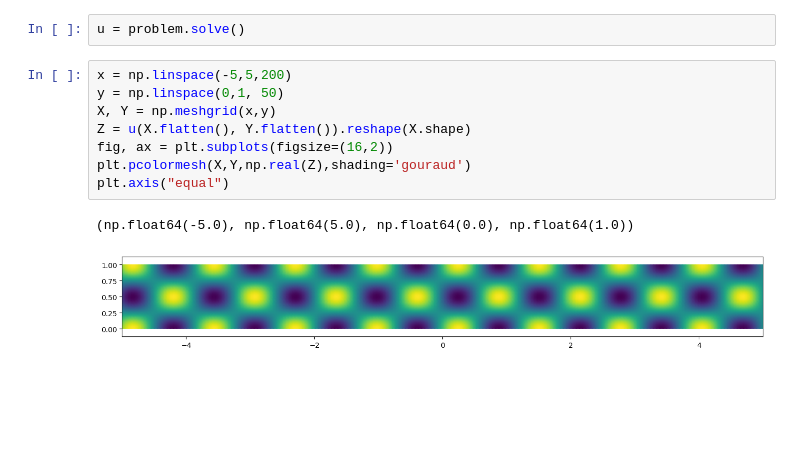
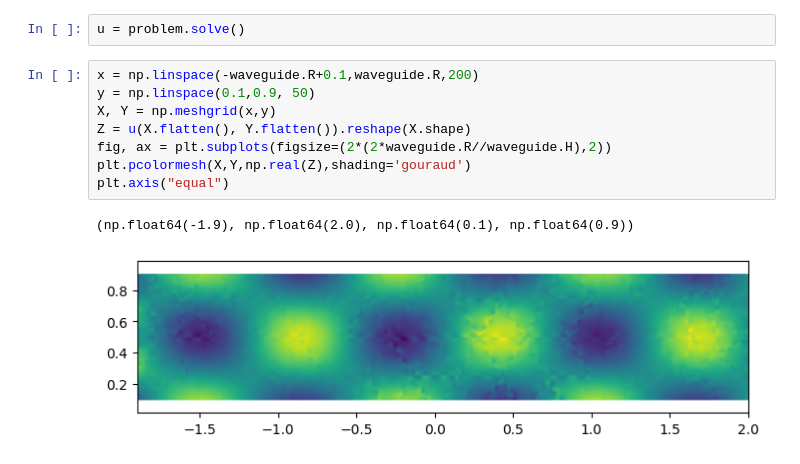
Before and after one commit to MPenaR/Trefftz, a Jupyter notebook: notebooks/playground.ipynb, the cells around one changed output. Saved outputs shown, nothing was run; the diff lists cells and outputs as text; blank space fills up the shorter version.

```diff
--- a/notebooks/playground.ipynb
+++ b/notebooks/playground.ipynb
@@ -98,16 +96,16 @@ UnboundLocalError: local variable 'LOCAL' referenced before assignment
 # %%
 u = problem.solve()
 # %%
-x = np.linspace(-5,5,200)
-y = np.linspace(0,1, 50)
+x = np.linspace(-waveguide.R+0.1,waveguide.R,200)
+y = np.linspace(0.1,0.9, 50)
 X, Y = np.meshgrid(x,y)
 Z = u(X.flatten(), Y.flatten()).reshape(X.shape)
-fig, ax = plt.subplots(figsize=(16,2))
+fig, ax = plt.subplots(figsize=(2*(2*waveguide.R//waveguide.H),2))
 plt.pcolormesh(X,Y,np.real(Z),shading='gouraud')
 plt.axis("equal")
 # %% [output]
-(np.float64(-5.0), np.float64(5.0), np.float64(0.0), np.float64(1.0))
+(np.float64(-1.9), np.float64(2.0), np.float64(0.1), np.float64(0.9))
-[figure, old version]
+[figure, new version]
 # %%
 problem.plot_mode(n=n)
 # %% [output]
```
Also changed, not shown: parts of 7 cells of this notebook, 3 other files.
